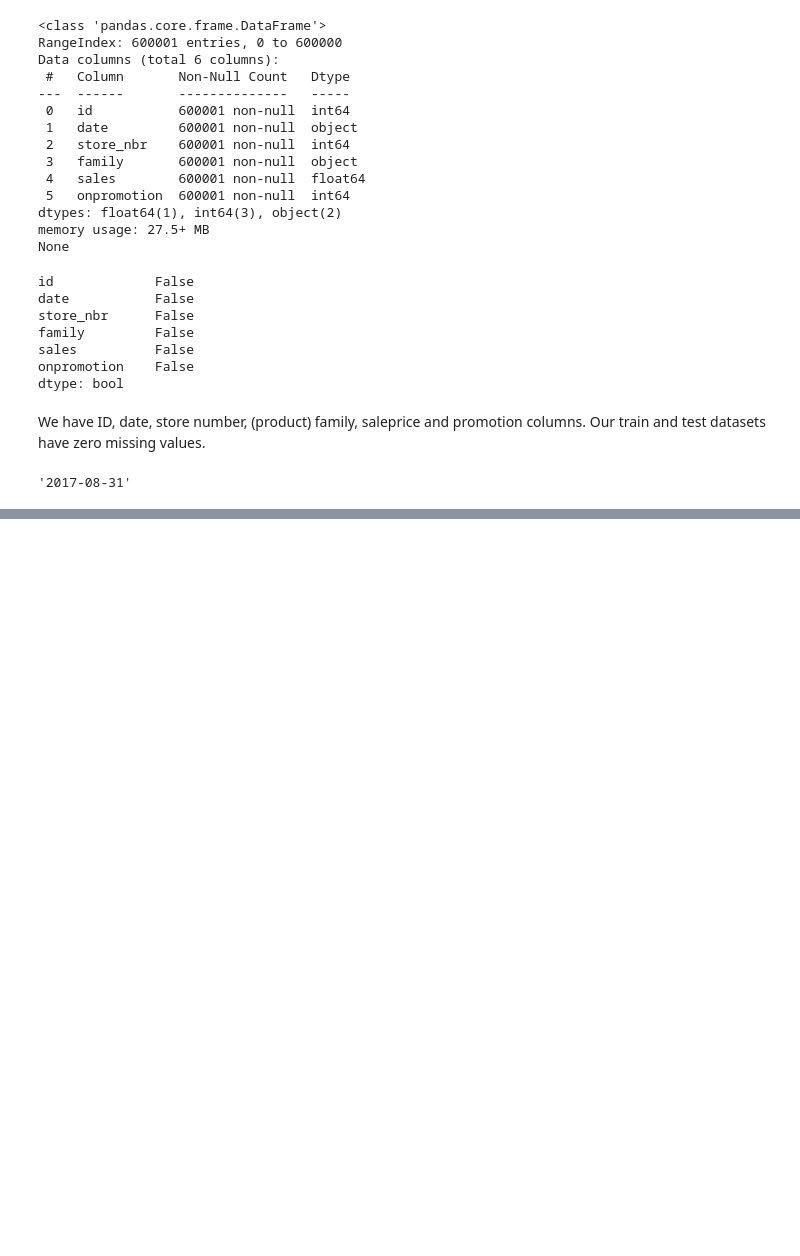
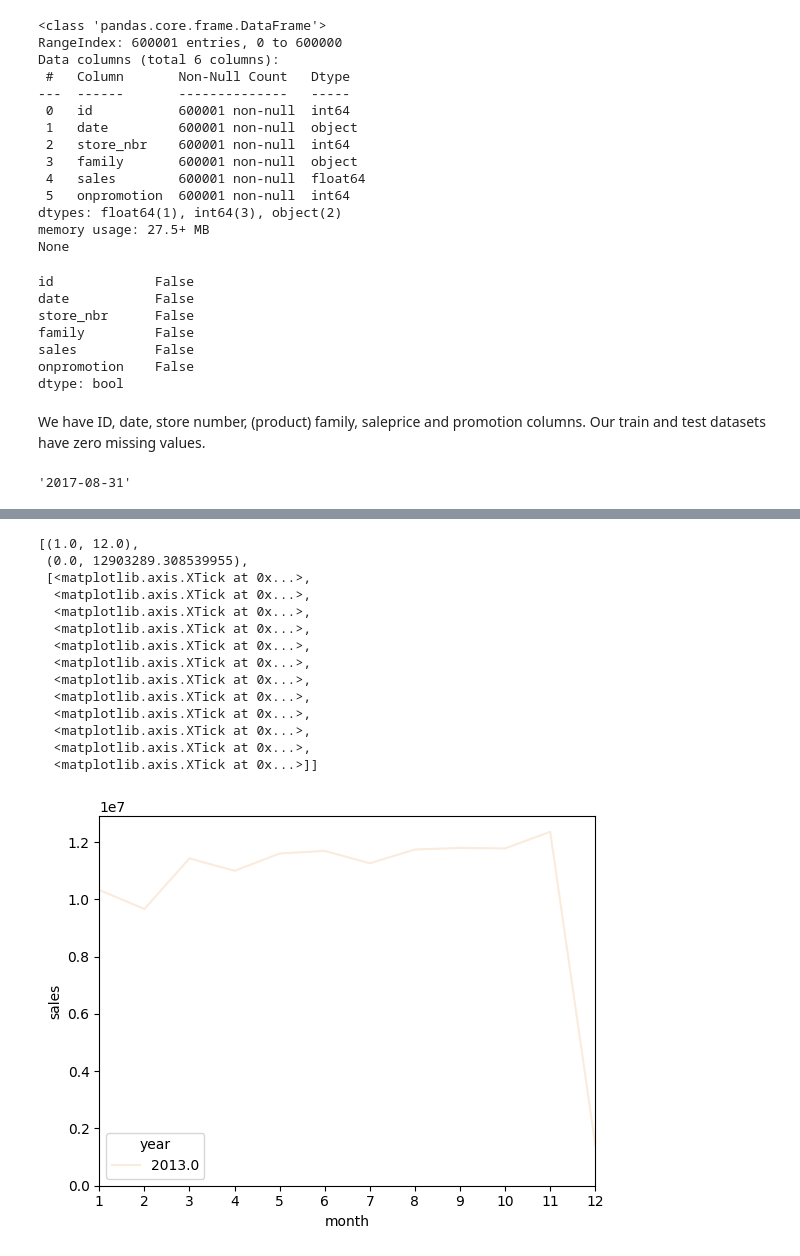
Before and after one commit to anomalytheorem/PracticeMachineLearning, a Jupyter notebook: notebooks/time-series-starting.ipynb, the cells around one changed output, grey strips where cells are left out. Drawn from its saved outputs; the diff is of its cells as text; code cells hidden in the pictures; blank space fills up the shorter version.

```diff
--- a/notebooks/time-series-starting.ipynb
+++ b/notebooks/time-series-starting.ipynb
@@ -94,0 +151,25 @@ what?
+# %%
+# Create a graph for allsales:
+
+total_monthly_sales = original_train.groupby(['year','month']).agg({"sales" : "sum"}).reset_index()
+
+total_monthly_sales.at[55,'sales'] = np.nan
+
+total_plot = sns.lineplot(x='month', y='sales', hue='year', palette='rocket_r', data=total_monthly_sales)
+total_plot.set(xlim=(1, 12), ylim=(0, None), xticks=[1, 2, 3, 4, 5, 6, 7, 8, 9, 10, 11, 12])
+# %% [output]
+[(1.0, 12.0),
+ (0.0, 12903289.308539955),
+ [<matplotlib.axis.XTick at 0x...>,
+  <matplotlib.axis.XTick at 0x...>,
+  <matplotlib.axis.XTick at 0x...>,
+  <matplotlib.axis.XTick at 0x...>,
+  <matplotlib.axis.XTick at 0x...>,
+  <matplotlib.axis.XTick at 0x...>,
+  <matplotlib.axis.XTick at 0x...>,
+  <matplotlib.axis.XTick at 0x...>,
+  <matplotlib.axis.XTick at 0x...>,
+  <matplotlib.axis.XTick at 0x...>,
+  <matplotlib.axis.XTick at 0x...>,
+  <matplotlib.axis.XTick at 0x...>]]
+[figure, added]
```
Also changed, not shown: parts of 4 cells of this notebook.
